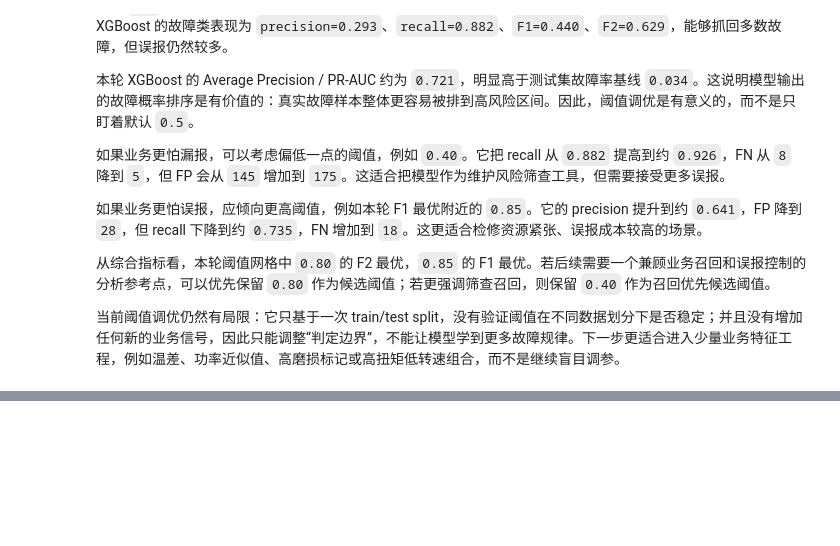
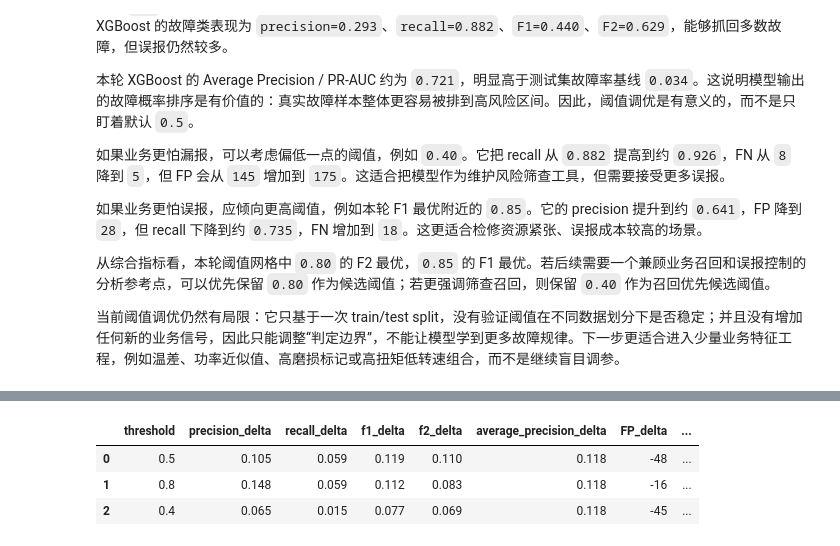
Before and after one commit to lmj5201314love/2020-AI4I, a Jupyter notebook: ai4i_predictive_maintenance/notebooks/03_model_baseline.ipynb, the cells around one changed output, grey strips where cells are left out. Cells and saved outputs as stored; diff of their text form; code cells hidden in the pictures; blank space fills up the shorter version.

```diff
--- a/ai4i_predictive_maintenance/notebooks/03_model_baseline.ipynb
+++ b/ai4i_predictive_maintenance/notebooks/03_model_baseline.ipynb
@@ -504,0 +696,35 @@ for _, row in candidate_thresholds.iterrows():
+# %%
+day2_delta = (
+    day2_comparison[day2_comparison["version"] == "feature_v1"]
+    .merge(
+        day2_comparison[day2_comparison["version"] == "baseline"],
+        on="threshold",
+        suffixes=("_feature_v1", "_baseline"),
+    )
+)
+
+for metric in ["precision", "recall", "f1", "f2", "average_precision"]:
+    day2_delta[f"{metric}_delta"] = day2_delta[f"{metric}_feature_v1"] - day2_delta[f"{metric}_baseline"]
+
+for count_col in ["FP", "FN"]:
+    day2_delta[f"{count_col}_delta"] = day2_delta[f"{count_col}_feature_v1"] - day2_delta[f"{count_col}_baseline"]
+
+day2_delta = day2_delta[
+    [
+        "threshold",
+        "precision_delta",
+        "recall_delta",
+        "f1_delta",
+        "f2_delta",
+        "average_precision_delta",
+        "FP_delta",
+        "FN_delta",
+    ]
+]
+
+day2_delta.round(3)
+# %% [output]
+|  | threshold | precision_delta | recall_delta | f1_delta | f2_delta | average_precision_delta | FP_delta | ... |
+| 0 | 0.5 | 0.105 | 0.059 | 0.119 | 0.110 | 0.118 | -48 | ... |
+| 1 | 0.8 | 0.148 | 0.059 | 0.112 | 0.083 | 0.118 | -16 | ... |
+| 2 | 0.4 | 0.065 | 0.015 | 0.077 | 0.069 | 0.118 | -45 | ... |
```
Also changed, not shown: parts of 31 cells of this notebook, 2 other files.
